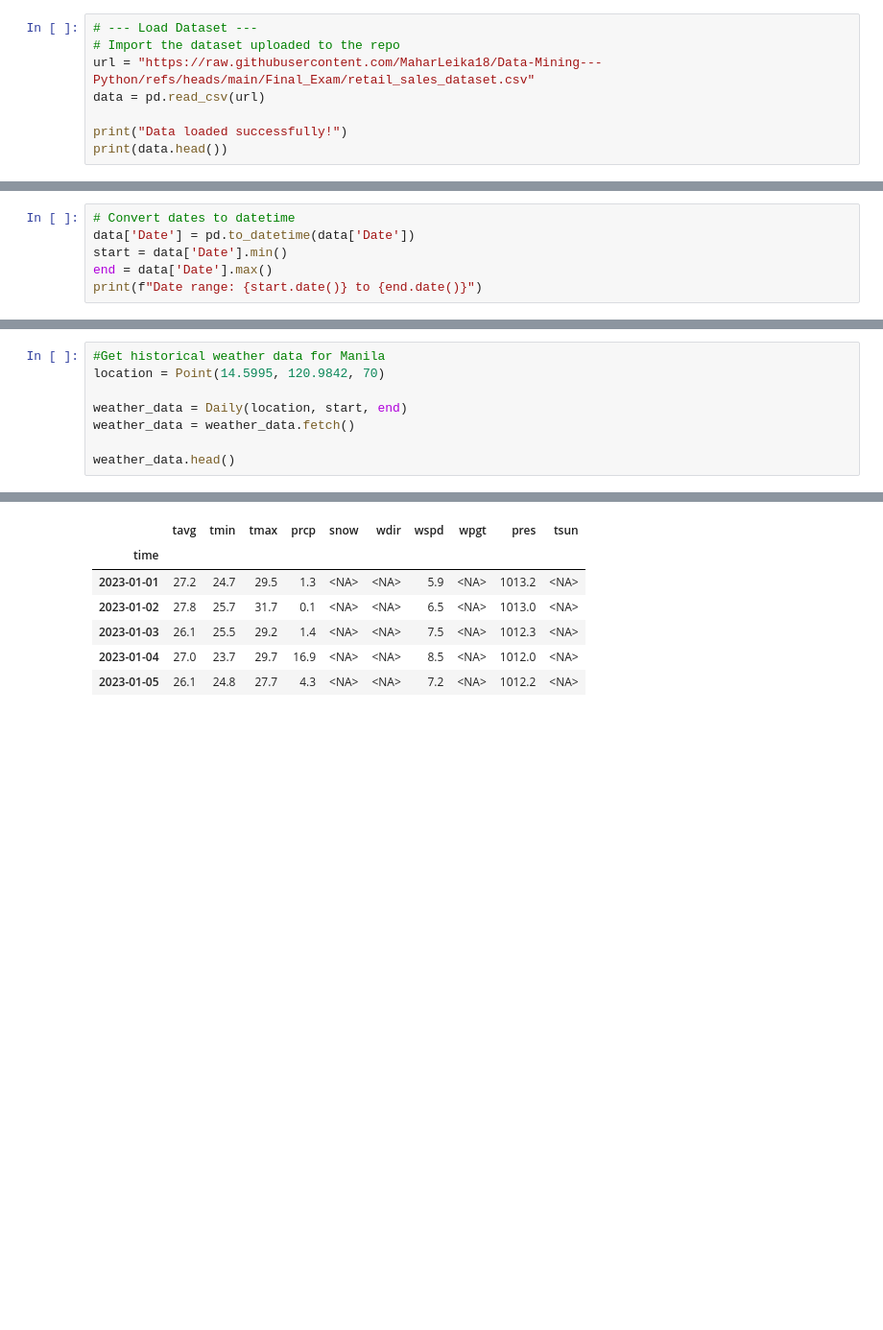
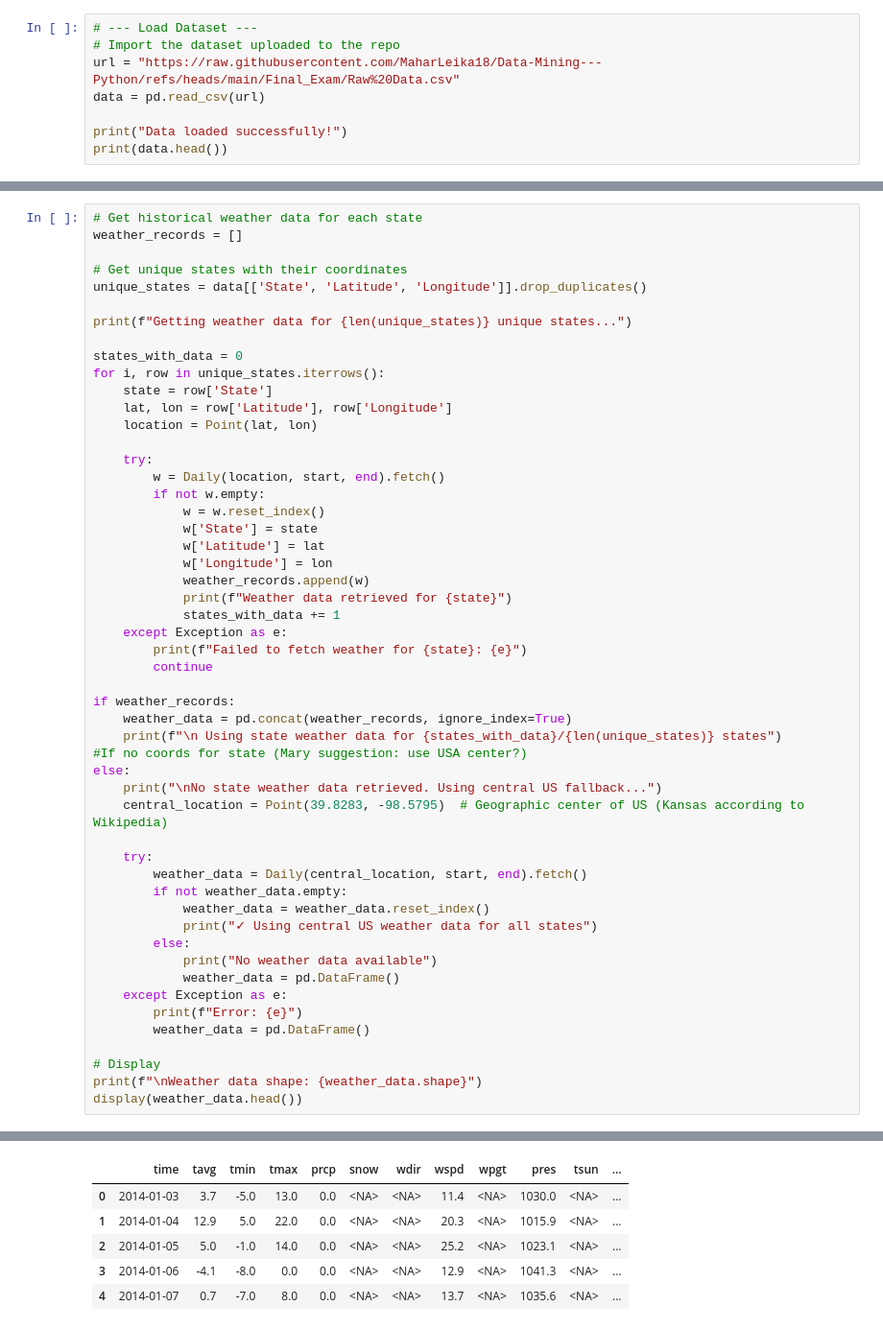
Before and after one commit to MaharLeika18/Data-Mining---Python, a Jupyter notebook: Final_Exam/ClusterAnalysis.ipynb, the cells around one changed output, grey strips where cells are left out. Shown at 96% size. Saved outputs shown, nothing was run; the diff lists cells and outputs as text; blank space fills up the shorter version.

Commit message:
Added fallback solution to states w no data

```diff
--- a/Final_Exam/ClusterAnalysis.ipynb
+++ b/Final_Exam/ClusterAnalysis.ipynb
@@ -11,7 +12,7 @@ from meteostat import Point, Daily
 # %%
 # --- Load Dataset ---
 # Import the dataset uploaded to the repo
-url = "https://raw.githubusercontent.com/MaharLeika18/Data-Mining---Python/refs/heads/main/Final_Exam/retail_sales_dataset.csv"
+url = "https://raw.githubusercontent.com/MaharLeika18/Data-Mining---Python/refs/heads/main/Final_Exam/Raw%20Data.csv"
 data = pd.read_csv(url)
 
 print("Data loaded successfully!")
@@ -53,6 +115,0 @@ Transaction data prepared for analysis:
-# %%
-# Convert dates to datetime
-data['Date'] = pd.to_datetime(data['Date'])
-start = data['Date'].min()
-end = data['Date'].max()
-print(f"Date range: {start.date()} to {end.date()}")
@@ -61,9 +116,53 @@ Date range: 2023-01-01 to 2024-01-01
 # %%
-#Get historical weather data for Manila
-location = Point(14.5995, 120.9842, 70)
+# Get historical weather data for each state
+weather_records = []
 
-weather_data = Daily(location, start, end)
-weather_data = weather_data.fetch()
+# Get unique states with their coordinates
+unique_states = data[['State', 'Latitude', 'Longitude']].drop_duplicates()
 
-weather_data.head()
+print(f"Getting weather data for {len(unique_states)} unique states...")
+
+states_with_data = 0
+for i, row in unique_states.iterrows():
+    state = row['State']
+    lat, lon = row['Latitude'], row['Longitude']
+    location = Point(lat, lon)
+
+    try:
+        w = Daily(location, start, end).fetch()
+        if not w.empty:
+            w = w.reset_index()
+            w['State'] = state
+            w['Latitude'] = lat
+            w['Longitude'] = lon
+            weather_records.append(w)
+            print(f"Weather data retrieved for {state}")
+            states_with_data += 1
+    except Exception as e:
+        print(f"Failed to fetch weather for {state}: {e}")
+        continue
+
+if weather_records:
+    weather_data = pd.concat(weather_records, ignore_index=True)
+    print(f"\n Using state weather data for {states_with_data}/{len(unique_states)} states")
+#If no coords for state (Mary suggestion: use USA center?)
+else:
+    print("\nNo state weather data retrieved. Using central US fallback...")
+    central_location = Point(39.8283, -98.5795)  # Geographic center of US (Kansas according to Wikipedia)
+
+    try:
+        weather_data = Daily(central_location, start, end).fetch()
+        if not weather_data.empty:
+            weather_data = weather_data.reset_index()
+            print("✓ Using central US weather data for all states")
+        else:
+            print("No weather data available")
+            weather_data = pd.DataFrame()
+    except Exception as e:
+        print(f"Error: {e}")
+        weather_data = pd.DataFrame()
+
+# Display
+print(f"\nWeather data shape: {weather_data.shape}")
+display(weather_data.head())
 # %% [output]
@@ -70,10 +186,9 @@ weather_data.head()
-|  | tavg | tmin | tmax | prcp | snow | wdir | wspd | wpgt | pres | tsun |
-| time |  |  |  |  |  |  |  |  |  |  |
-| 2023-01-01 | 27.2 | 24.7 | 29.5 | 1.3 | <NA> | <NA> | 5.9 | <NA> | 1013.2 | <NA> |
-| 2023-01-02 | 27.8 | 25.7 | 31.7 | 0.1 | <NA> | <NA> | 6.5 | <NA> | 1013.0 | <NA> |
-| 2023-01-03 | 26.1 | 25.5 | 29.2 | 1.4 | <NA> | <NA> | 7.5 | <NA> | 1012.3 | <NA> |
-| 2023-01-04 | 27.0 | 23.7 | 29.7 | 16.9 | <NA> | <NA> | 8.5 | <NA> | 1012.0 | <NA> |
-| 2023-01-05 | 26.1 | 24.8 | 27.7 | 4.3 | <NA> | <NA> | 7.2 | <NA> | 1012.2 | <NA> |
+|  | time | tavg | tmin | tmax | prcp | snow | wdir | wspd | wpgt | pres | tsun | ... |
+| 0 | 2014-01-03 | 3.7 | -5.0 | 13.0 | 0.0 | <NA> | <NA> | 11.4 | <NA> | 1030.0 | <NA> | ... |
+| 1 | 2014-01-04 | 12.9 | 5.0 | 22.0 | 0.0 | <NA> | <NA> | 20.3 | <NA> | 1015.9 | <NA> | ... |
+| 2 | 2014-01-05 | 5.0 | -1.0 | 14.0 | 0.0 | <NA> | <NA> | 25.2 | <NA> | 1023.1 | <NA> | ... |
+| 3 | 2014-01-06 | -4.1 | -8.0 | 0.0 | 0.0 | <NA> | <NA> | 12.9 | <NA> | 1041.3 | <NA> | ... |
+| 4 | 2014-01-07 | 0.7 | -7.0 | 8.0 | 0.0 | <NA> | <NA> | 13.7 | <NA> | 1035.6 | <NA> | ... |
 # %%
 # Add description to the data
 def get_weather_description(row):
```
Also changed, not shown: parts of 9 cells of this notebook.
